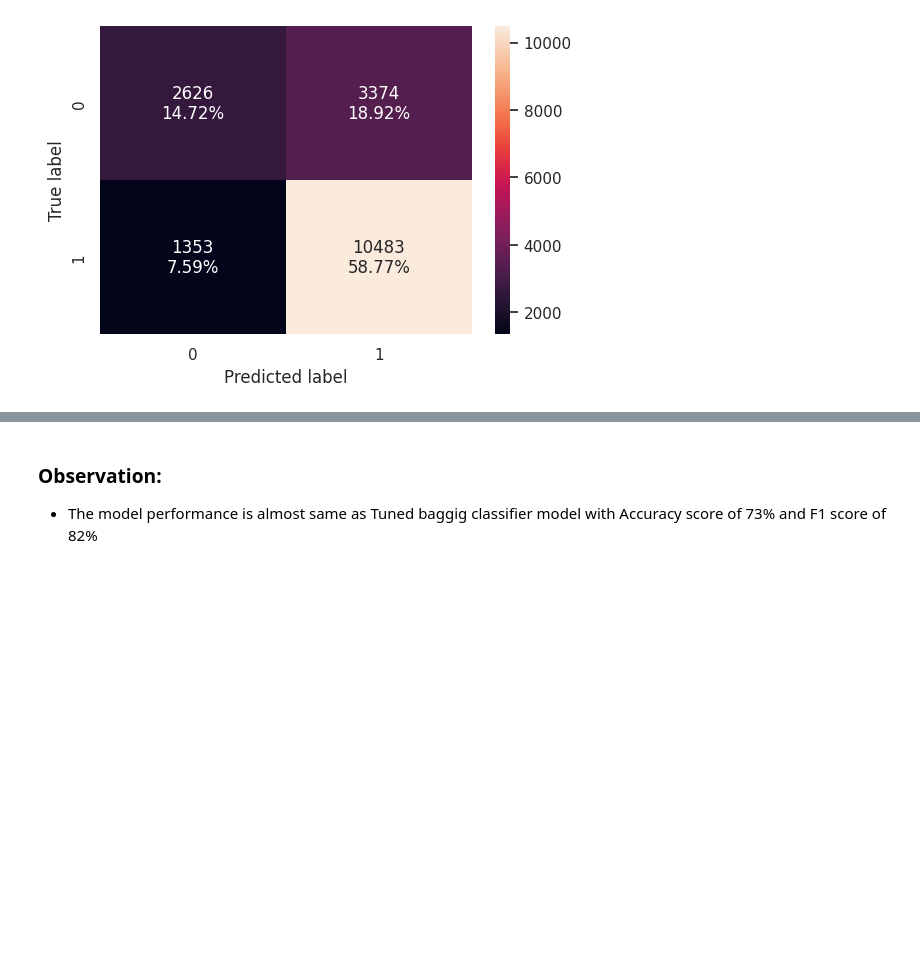
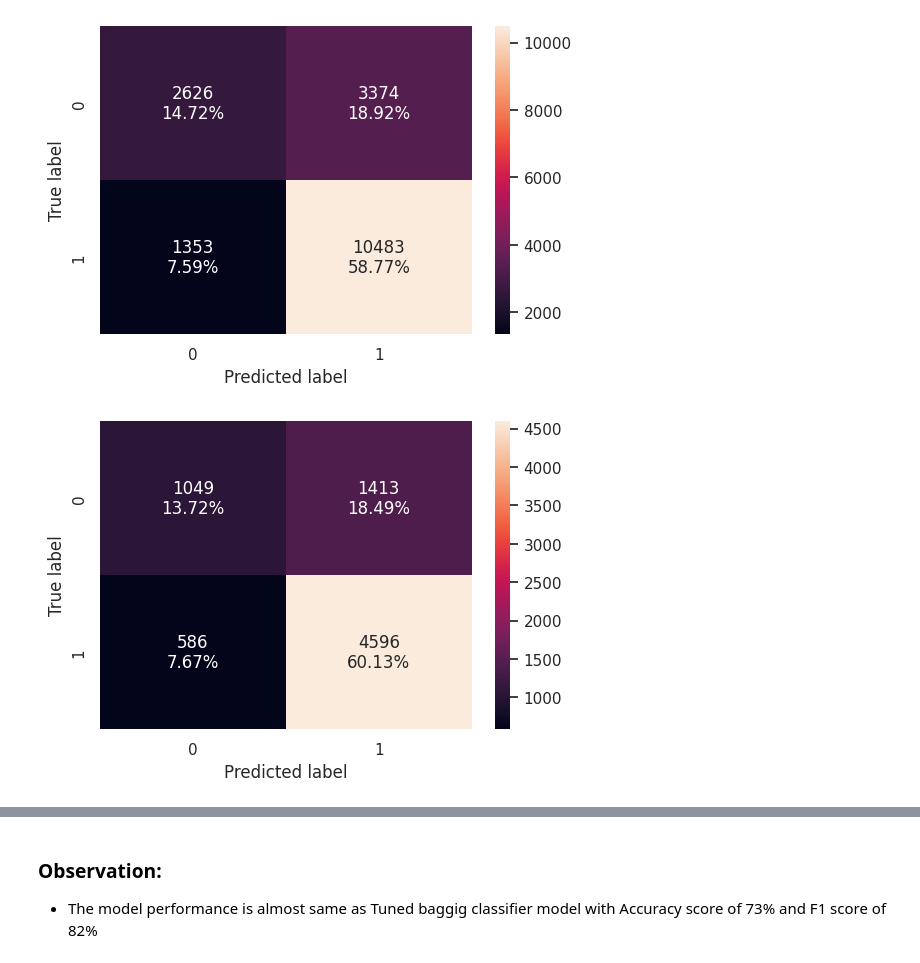
Before and after one commit to Rajesh2015/easy-visa, a Jupyter notebook: easy-visa-solution.ipynb, the cells around one changed output, grey strips where cells are left out. Cells and saved outputs as stored; diff of their text form; code cells hidden in the pictures; blank space fills up the shorter version.

```diff
--- a/easy-visa-solution.ipynb
+++ b/easy-visa-solution.ipynb
@@ -1997,6 +2003,11 @@ AdaBoostClassifier(random_state=1)
 confusion_matrix_sklearn(ab_classifier,X_train,y_train)
 # %% [output]
 [figure]
+# %%
+# Confusion Matrix on testing
+confusion_matrix_sklearn(ab_classifier,X_test,y_test)
+# %% [output]
+[figure, added]
 # %%
 # Print Precession f1 score and recall for both train and test
 ab_performance_train=model_performance_classification_sklearn(model=ab_classifier, predictors=X_train,target=y_train)
```
Also changed, not shown: parts of 32 cells of this notebook.
